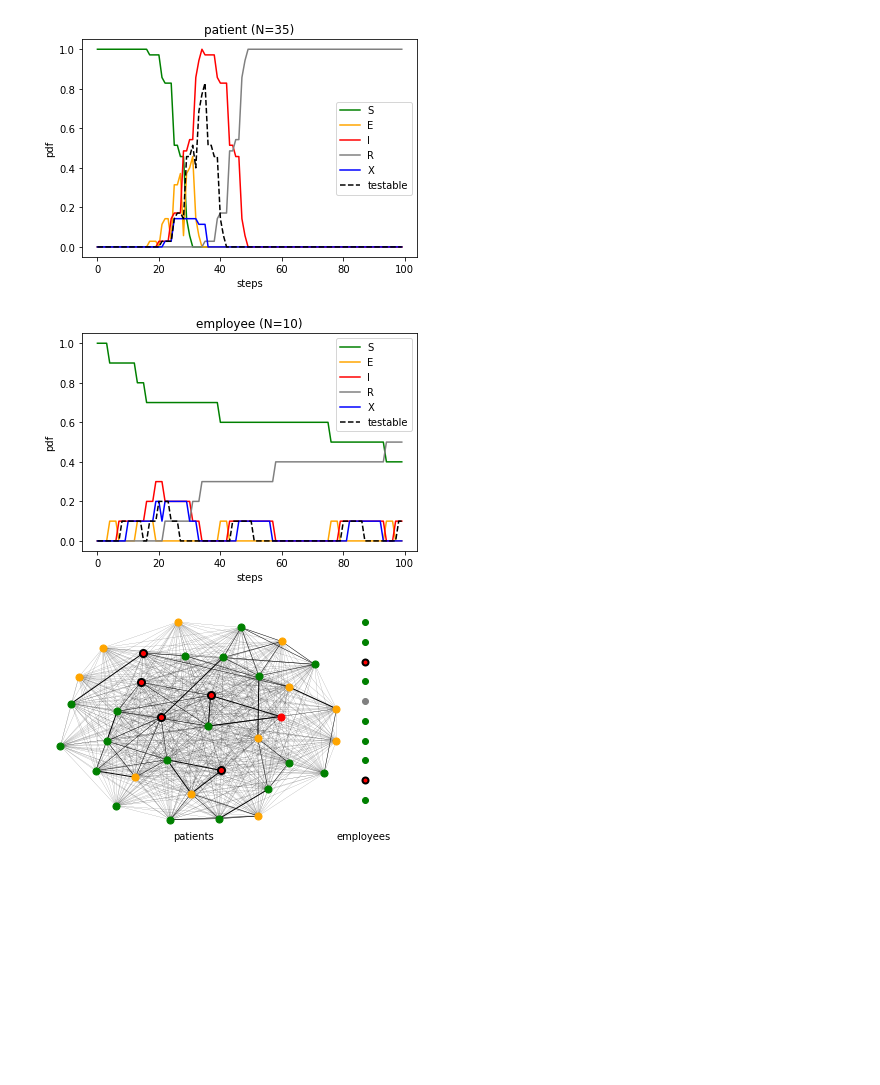
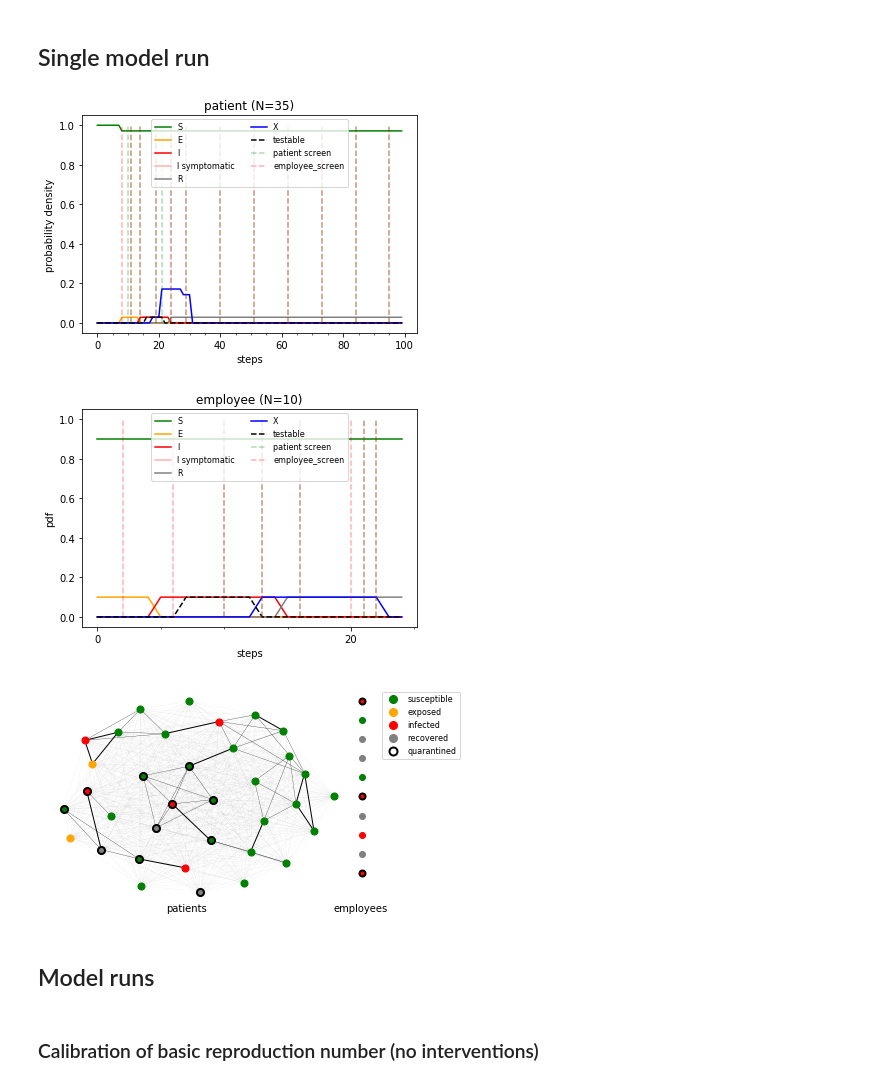
Before and after one commit to JanaLasser/agent_based_COVID_SEIRX, a Jupyter notebook: run_model.ipynb, the cells around one changed output. Saved outputs shown, nothing was run; the diff lists cells and outputs as text; code cells hidden in the pictures; blank space fills up the shorter version.

```diff
--- a/run_model.ipynb
+++ b/run_model.ipynb
@@ -14,12 +21,22 @@ importlib.reload(model_SEIRX)
+# %% [markdown]
+## Single model run
 # %%
 N_employees = 10
 N_steps = 100
 WB = 2
-G = nx.readwrite.gpickle.read_gpickle('testdata/WB{}_static_interactions.gpickle'\
+verbosity = 0
+seed = 5
+G = nx.readwrite.gpickle.read_gpickle('data/WB{}_static_interactions.gpickle'\
                                   .format(WB))
 N_patients = len(G.nodes)
 
-SIR_model = model_SEIRX.SIR(G, N_employees, 0)
+SEIRX = model_SEIRX.SIR(G, N_employees, verbosity=verbosity, testing=True, seed=1,
+                        screening_interval_patients=10, screening_interval_employees=10,
+                       index_case_mode='single')
 for i in range(N_steps):
-    SIR_model.step()
+    if verbosity > 0: print('*** step {} ***'.format(i+1))
+    #if len([a for a in SEIRX.schedule.agents if \
+    #        (a.exposed == True or a.infected == True)]) == 0:
+    #    break
+    SEIRX.step()
 # %%
@@ -28,20 +50,24 @@ pop_numbers['S_patient'] = N_patients - pop_numbers.E_patient - pop_numbers.I_pa
 # %%
 importlib.reload(viz)
 fig, ax = plt.subplots()
-viz.draw_infection_timeline(SIR_model, 'patient', ax)
+viz.draw_infection_timeline(SEIRX, 'patient', ax)
 # %% [output]
-[figure, old version]
+[figure, new version]
 # %%
 importlib.reload(viz)
 fig, ax = plt.subplots()
-viz.draw_infection_timeline(SIR_model, 'employee', ax)
+viz.draw_infection_timeline(SEIRX, 'employee', ax)
 # %% [output]
-[figure, old version]
+[figure, new version]
 # %%
+G = nx.readwrite.gpickle.read_gpickle('testdata/WB{}_static_interactions.gpickle'\
+                                  .format(WB))
 pos = nx.drawing.layout.spring_layout(G, dim=2, weight='weight')
 # %%
 importlib.reload(viz)
 fig, ax = plt.subplots()
-viz.draw_states(SIR_model, 25, pos, ax)
+viz.draw_states(SEIRX, 40, pos, ax)
 # %% [output]
-[figure, old version]
+[figure, new version]
+# %% [markdown]
+## Model runs
@@ -47,0 +144,2 @@ viz.draw_states(SIR_model, 25, pos, ax)
+# %% [markdown]
+### Calibration of basic reproduction number (no interventions)
```
Also changed, not shown: parts of 25 cells of this notebook.
